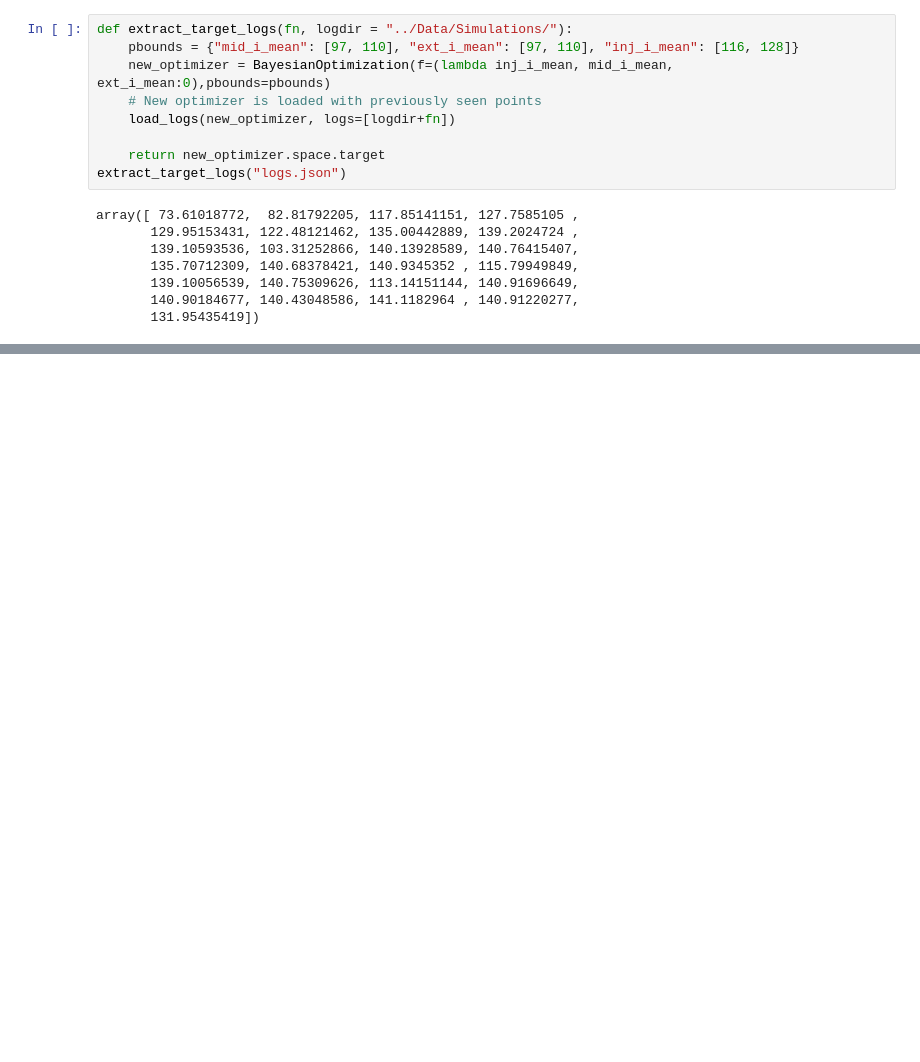
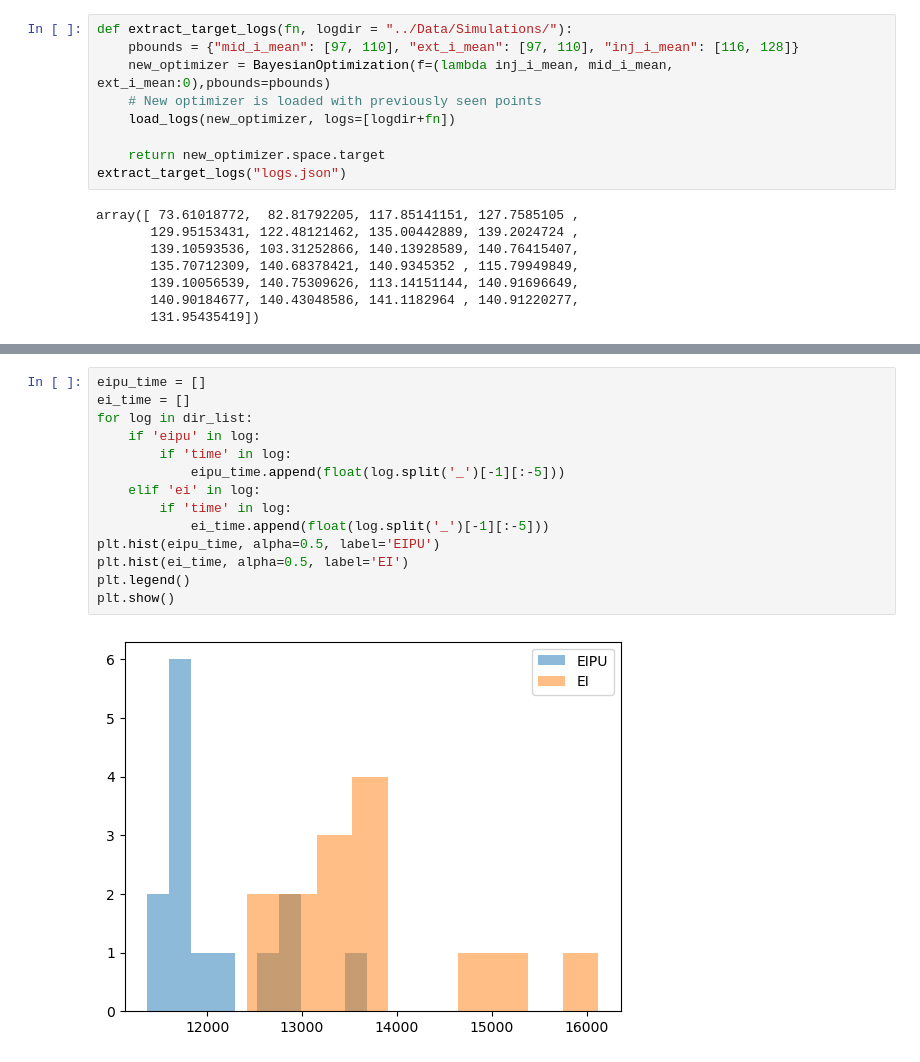
Before and after one commit to yubinhu/Venus-Exploration, a Jupyter notebook: Scripts/BayesOptVisualizerv2.0.ipynb, the cells around one changed output, grey strips where cells are left out. Saved outputs shown, nothing was run; the diff lists cells and outputs as text; blank space fills up the shorter version.

```diff
--- a/Scripts/BayesOptVisualizerv2.0.ipynb
+++ b/Scripts/BayesOptVisualizerv2.0.ipynb
@@ -40,0 +100,16 @@ plt.plot(extract_target_logs("logs.json"))
+# %%
+eipu_time = []
+ei_time = []
+for log in dir_list:
+    if 'eipu' in log:
+        if 'time' in log:
+            eipu_time.append(float(log.split('_')[-1][:-5]))
+    elif 'ei' in log:
+        if 'time' in log:
+            ei_time.append(float(log.split('_')[-1][:-5]))
+plt.hist(eipu_time, alpha=0.5, label='EIPU')
+plt.hist(ei_time, alpha=0.5, label='EI')
+plt.legend()
+plt.show()
+# %% [output]
+[figure, added]
```
Also changed, not shown: parts of 5 cells of this notebook, 30 other files.
